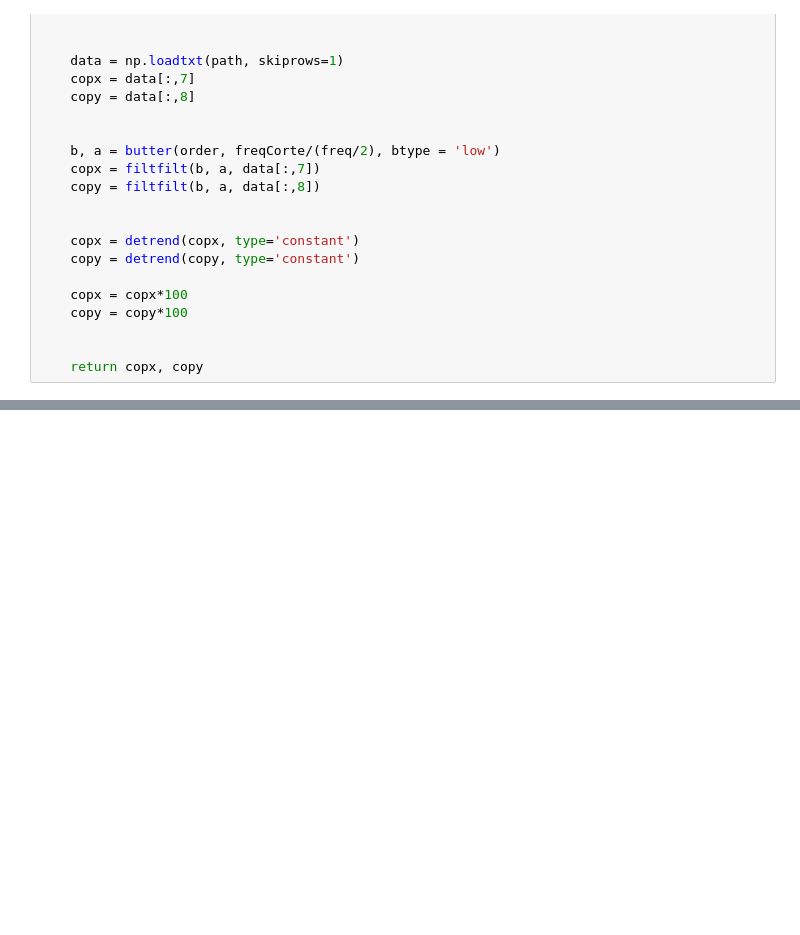
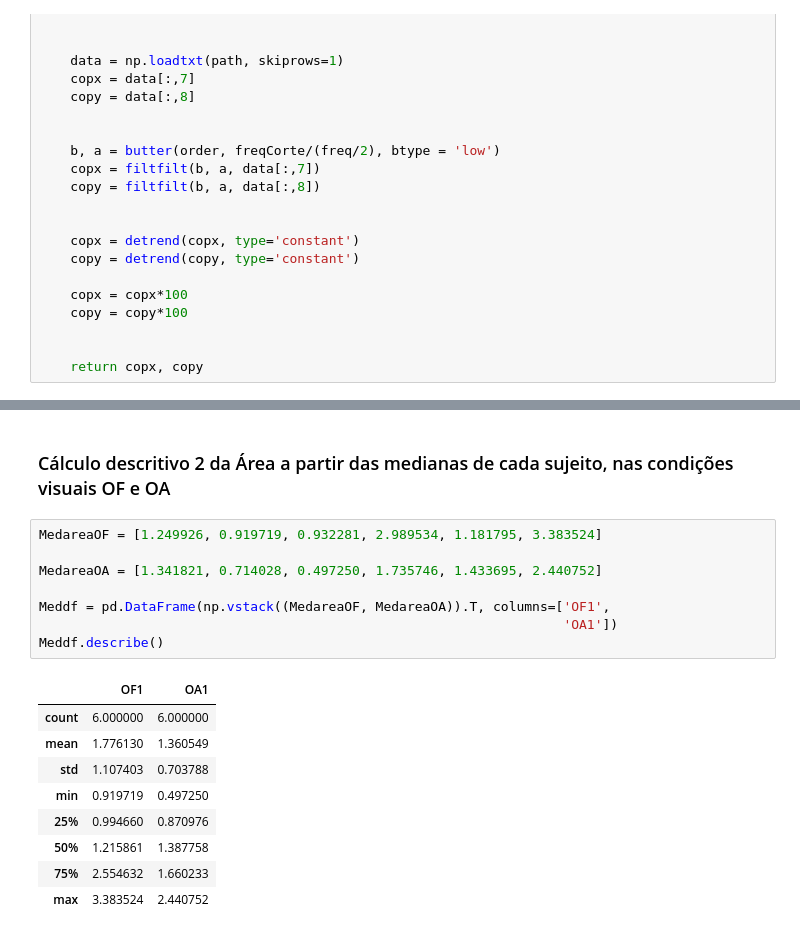
Before and after one commit to damiap/COP, a Jupyter notebook: COPArea.ipynb, the cells around one changed output, grey strips where cells are left out. Saved outputs shown, nothing was run; the diff lists cells and outputs as text; blank space fills up the shorter version.

```diff
--- a/COPArea.ipynb
+++ b/COPArea.ipynb
@@ -194,0 +243,20 @@ plt.subplots_adjust(wspace=0.5)
+# %% [markdown]
+### Cálculo descritivo 2 da Área a partir das medianas de cada sujeito, nas condições visuais OF e OA
+# %%
+MedareaOF = [1.249926, 0.919719, 0.932281, 2.989534, 1.181795, 3.383524]
+
+MedareaOA = [1.341821, 0.714028, 0.497250, 1.735746, 1.433695, 2.440752]
+
+Meddf = pd.DataFrame(np.vstack((MedareaOF, MedareaOA)).T, columns=['OF1',
+                                                                   'OA1'])
+Meddf.describe()
+# %% [output]
+|  | OF1 | OA1 |
+| count | 6.000000 | 6.000000 |
+| mean | 1.776130 | 1.360549 |
+| std | 1.107403 | 0.703788 |
+| min | 0.919719 | 0.497250 |
+| 25% | 0.994660 | 0.870976 |
+| 50% | 1.215861 | 1.387758 |
+| 75% | 2.554632 | 1.660233 |
+| max | 3.383524 | 2.440752 |
```
Also changed, not shown: parts of 17 cells of this notebook.
